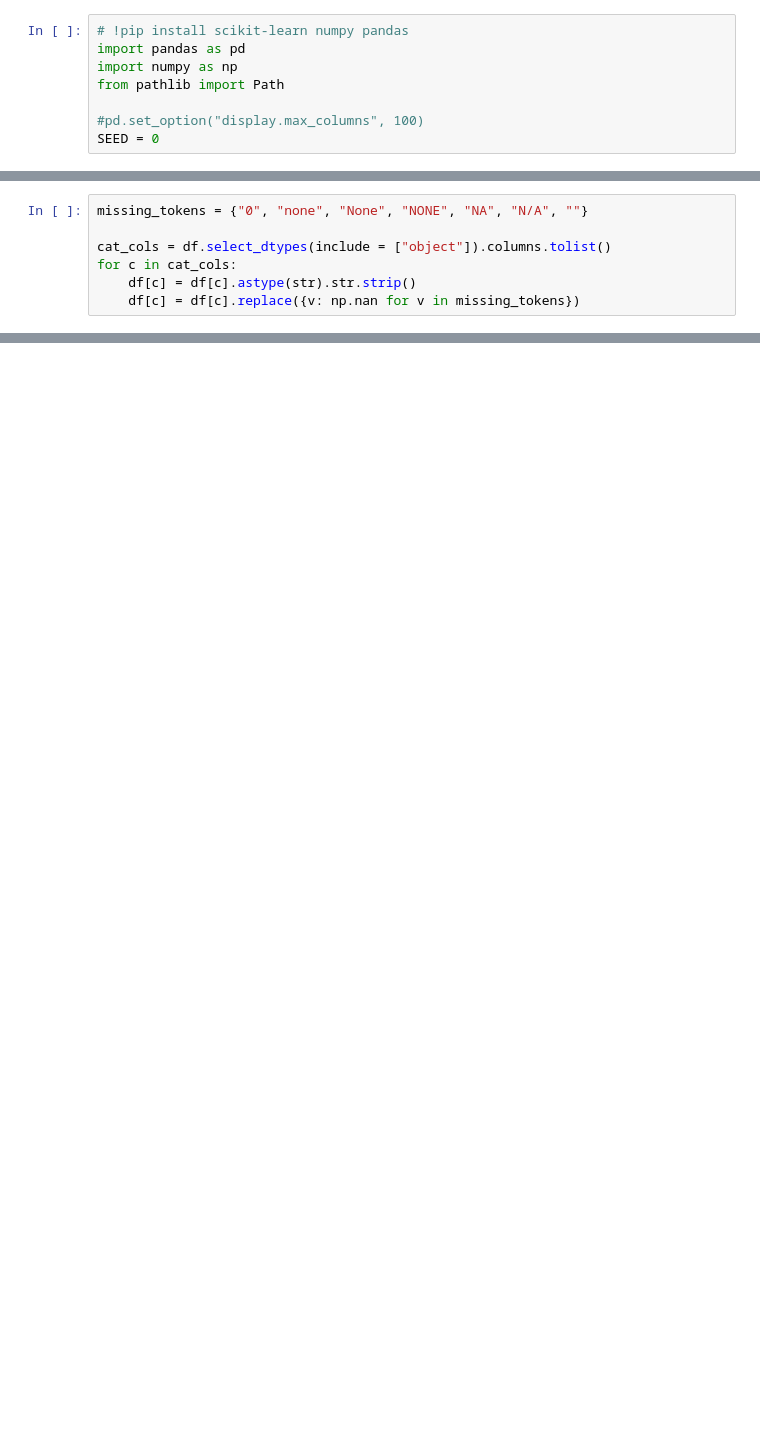
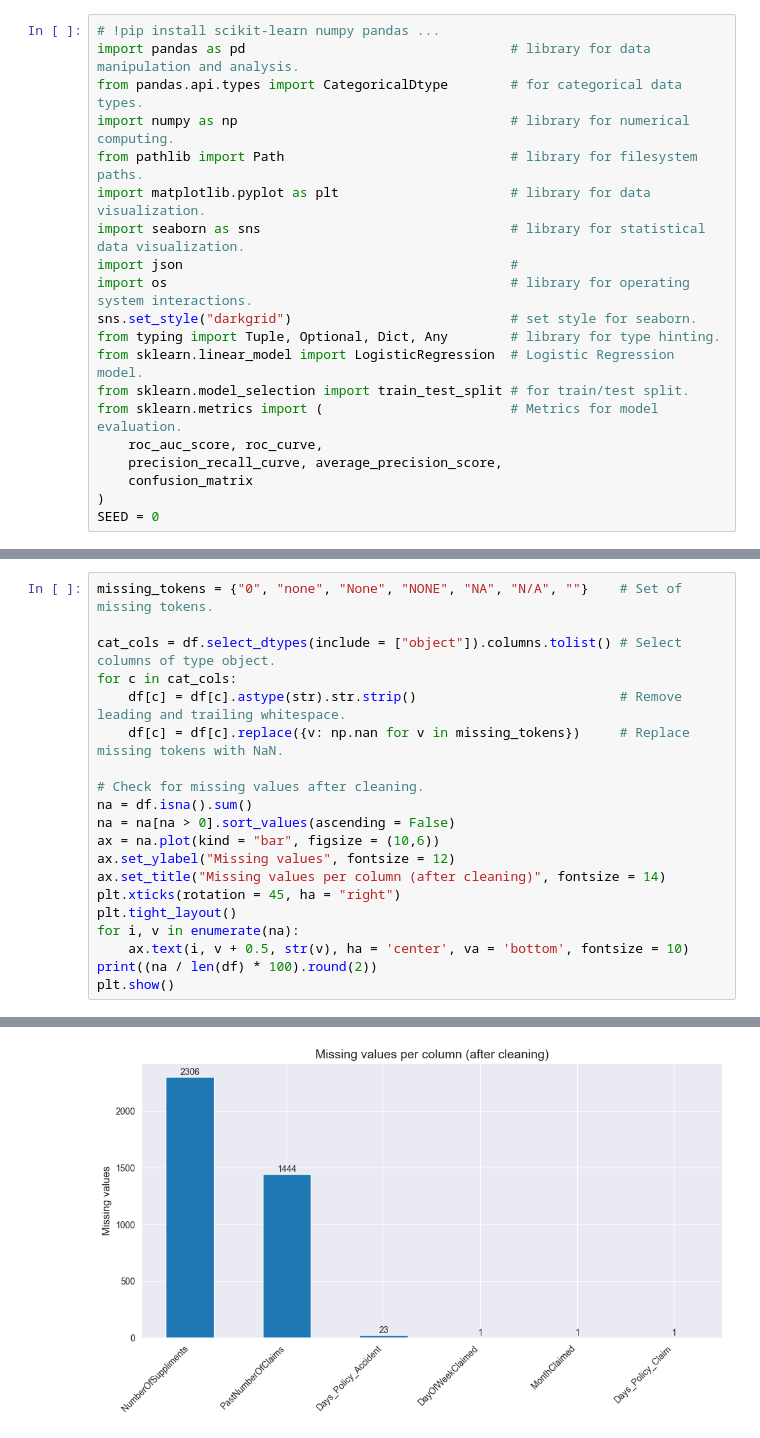
Before and after one commit to ezautorres/Fraud-Detection-End-to-End, a Jupyter notebook: fraud_detection.ipynb, the cells around one changed output, grey strips where cells are left out. Saved outputs shown, nothing was run; the diff lists cells and outputs as text; blank space fills up the shorter version.

```diff
--- a/fraud_detection.ipynb
+++ b/fraud_detection.ipynb
@@ -20,8 +39,20 @@
 # %%
-# !pip install scikit-learn numpy pandas
-import pandas as pd
-import numpy as np
-from pathlib import Path
-
-#pd.set_option("display.max_columns", 100)
+# !pip install scikit-learn numpy pandas ...
+import pandas as pd                                  # library for data manipulation and analysis.
+from pandas.api.types import CategoricalDtype        # for categorical data types.
+import numpy as np                                   # library for numerical computing.
+from pathlib import Path                             # library for filesystem paths.
+import matplotlib.pyplot as plt                      # library for data visualization.
+import seaborn as sns                                # library for statistical data visualization.
+import json                                          #
+import os                                            # library for operating system interactions.
+sns.set_style("darkgrid")                            # set style for seaborn.
+from typing import Tuple, Optional, Dict, Any        # library for type hinting.
+from sklearn.linear_model import LogisticRegression  # Logistic Regression model.
+from sklearn.model_selection import train_test_split # for train/test split.
+from sklearn.metrics import (                        # Metrics for model evaluation.
+    roc_auc_score, roc_curve,
+    precision_recall_curve, average_precision_score,
+    confusion_matrix
+)
 SEED = 0
@@ -92,7 +177,21 @@ BasePolicy ['All Perils' 'Collision' 'Liability']
 # %%
-missing_tokens = {"0", "none", "None", "NONE", "NA", "N/A", ""}
+missing_tokens = {"0", "none", "None", "NONE", "NA", "N/A", ""}    # Set of missing tokens.
 
-cat_cols = df.select_dtypes(include = ["object"]).columns.tolist()
+cat_cols = df.select_dtypes(include = ["object"]).columns.tolist() # Select columns of type object.
 for c in cat_cols:
-    df[c] = df[c].astype(str).str.strip()
-    df[c] = df[c].replace({v: np.nan for v in missing_tokens})
+    df[c] = df[c].astype(str).str.strip()                          # Remove leading and trailing whitespace.
+    df[c] = df[c].replace({v: np.nan for v in missing_tokens})     # Replace missing tokens with NaN.
+
+# Check for missing values after cleaning.
+na = df.isna().sum()
+na = na[na > 0].sort_values(ascending = False)
+ax = na.plot(kind = "bar", figsize = (10,6))
+ax.set_ylabel("Missing values", fontsize = 12)
+ax.set_title("Missing values per column (after cleaning)", fontsize = 14)
+plt.xticks(rotation = 45, ha = "right")
+plt.tight_layout()
+for i, v in enumerate(na):
+    ax.text(i, v + 0.5, str(v), ha = 'center', va = 'bottom', fontsize = 10)
+print((na / len(df) * 100).round(2))
+plt.show()
+# %% [output]
@@ -98,0 +205 @@ for c in cat_cols:
+[figure, added]
```
Also changed, not shown: parts of 73 cells of this notebook, 14 other files.
